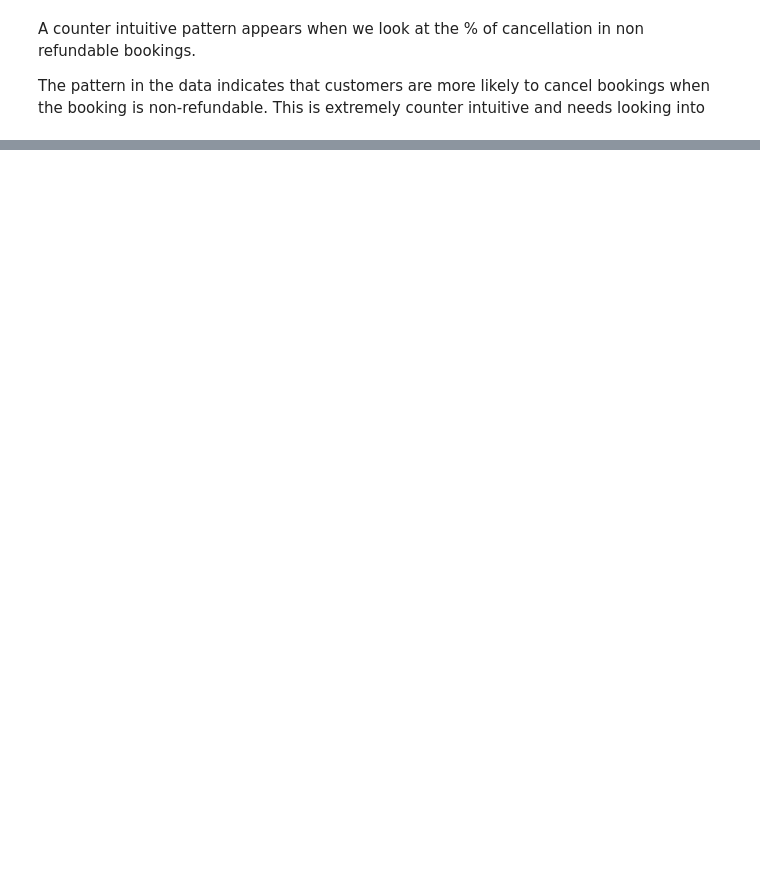
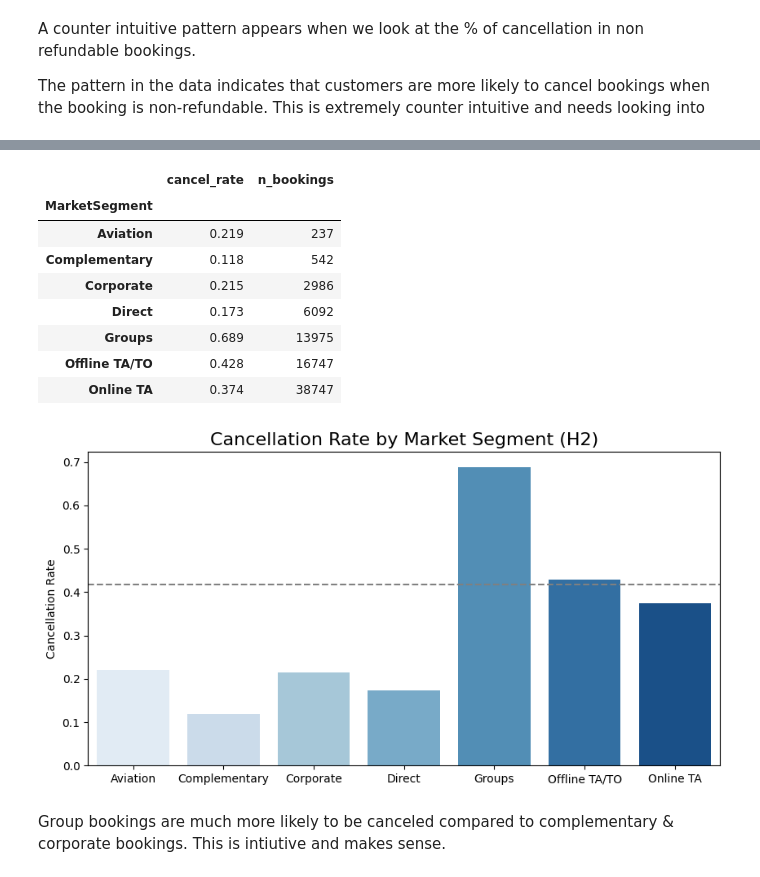
Before and after one commit to OMZaky/City-Hotel-Booking, a Jupyter notebook: notebooks/Classification.ipynb, the cells around one changed output, grey strips where cells are left out. Drawn from its saved outputs; the diff is of its cells as text; code cells hidden in the pictures; blank space fills up the shorter version.

```diff
--- a/notebooks/Classification.ipynb
+++ b/notebooks/Classification.ipynb
@@ -218,0 +248,15 @@ The pattern in the data indicates that customers are more likely to cancel booki
+# %%
+cancel_rate_plot('MarketSegment', 'Cancellation Rate by Market Segment (H2)')
+# %% [output]
+|  | cancel_rate | n_bookings |
+| MarketSegment |  |  |
+| Aviation | 0.219 | 237 |
+| Complementary | 0.118 | 542 |
+| Corporate | 0.215 | 2986 |
+| Direct | 0.173 | 6092 |
+| Groups | 0.689 | 13975 |
+| Offline TA/TO | 0.428 | 16747 |
+| Online TA | 0.374 | 38747 |
+[figure, added]
+# %% [markdown]
+Group bookings are much more likely to be canceled compared to complementary & corporate bookings. This is intiutive and makes sense.
```
Also changed, not shown: parts of 20 cells of this notebook.
